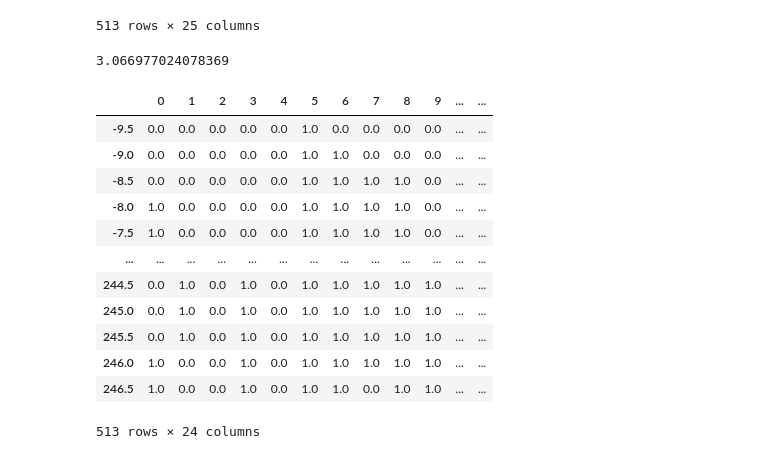
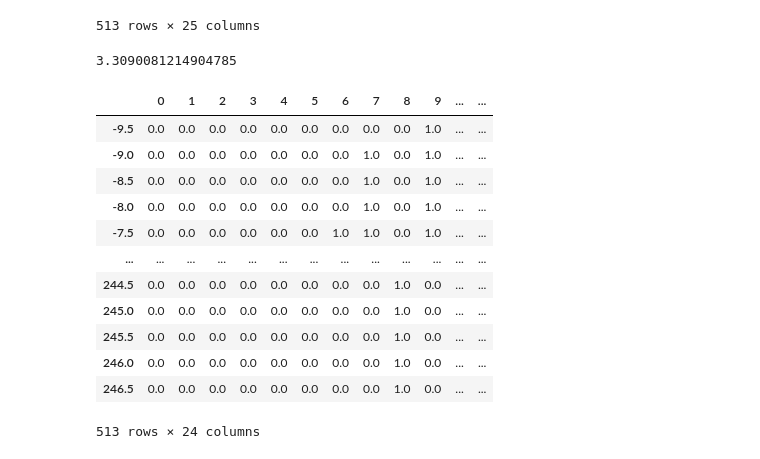
Before and after one commit to finn42/ActivityAnalysis_PythonConversion, a Jupyter notebook: LocalActivityTest_demo.ipynb, the cells around one changed output. Saved outputs shown, nothing was run; the diff lists cells and outputs as text; code cells hidden in the pictures.

```diff
--- a/LocalActivityTest_demo.ipynb
+++ b/LocalActivityTest_demo.ipynb
@@ -206,44 +206,44 @@ AC
 | 246.5 | 0.0 | 0.0 | 0.0 | 0.0 | 0.0 | 0.0 | 0.0 | 0.0 | 0.0 | 0.0 | ... | ... |
 513 rows × 25 columns
 # %%
-Data = SRP['emgz']['rms']['D']
+Data = SRP['emgc']['rms']['D']
 FrameSize = 1 # second
 HopSize = 0.5 # seconds
 Thresh = 4
 
 Time = Data.index
 cols = Data.columns
 newTime = np.arange(FrameSize/2+Time[0],Time[-1],HopSize)
 Acts = pd.DataFrame(columns = cols)
 # ""Acts['Time']=newTime
 # Acts=Acts.set_index('Time')""
 
 tic = time.time()
 for i in range(len(newTime)):
         t = newTime[i]
         frame = Data.loc[t-(FrameSize*0.5):t+(FrameSize*0.5),:].copy()
         UB = frame.max(0)
         UB[UB>=Thresh] = Thresh
         UB[UB<Thresh] = 0
         UB[UB==Thresh] = 1
         df2 = pd.DataFrame(columns = cols)
         df2.loc[t] = UB
         Acts =Acts.append(df2)
 print(time.time()-tic)
 
 Acts
 # %% [output]
-3.066977024078369
+3.3090081214904785
 |  | 0 | 1 | 2 | 3 | 4 | 5 | 6 | 7 | 8 | 9 | ... | ... |
-| -9.5 | 0.0 | 0.0 | 0.0 | 0.0 | 0.0 | 1.0 | 0.0 | 0.0 | 0.0 | 0.0 | ... | ... |
-| -9.0 | 0.0 | 0.0 | 0.0 | 0.0 | 0.0 | 1.0 | 1.0 | 0.0 | 0.0 | 0.0 | ... | ... |
-| -8.5 | 0.0 | 0.0 | 0.0 | 0.0 | 0.0 | 1.0 | 1.0 | 1.0 | 1.0 | 0.0 | ... | ... |
-| -8.0 | 1.0 | 0.0 | 0.0 | 0.0 | 0.0 | 1.0 | 1.0 | 1.0 | 1.0 | 0.0 | ... | ... |
-| -7.5 | 1.0 | 0.0 | 0.0 | 0.0 | 0.0 | 1.0 | 1.0 | 1.0 | 1.0 | 0.0 | ... | ... |
+| -9.5 | 0.0 | 0.0 | 0.0 | 0.0 | 0.0 | 0.0 | 0.0 | 0.0 | 0.0 | 1.0 | ... | ... |
+| -9.0 | 0.0 | 0.0 | 0.0 | 0.0 | 0.0 | 0.0 | 0.0 | 1.0 | 0.0 | 1.0 | ... | ... |
+| -8.5 | 0.0 | 0.0 | 0.0 | 0.0 | 0.0 | 0.0 | 0.0 | 1.0 | 0.0 | 1.0 | ... | ... |
+| -8.0 | 0.0 | 0.0 | 0.0 | 0.0 | 0.0 | 0.0 | 0.0 | 1.0 | 0.0 | 1.0 | ... | ... |
+| -7.5 | 0.0 | 0.0 | 0.0 | 0.0 | 0.0 | 0.0 | 1.0 | 1.0 | 0.0 | 1.0 | ... | ... |
 | ... | ... | ... | ... | ... | ... | ... | ... | ... | ... | ... | ... | ... |
-| 244.5 | 0.0 | 1.0 | 0.0 | 1.0 | 0.0 | 1.0 | 1.0 | 1.0 | 1.0 | 1.0 | ... | ... |
-| 245.0 | 0.0 | 1.0 | 0.0 | 1.0 | 0.0 | 1.0 | 1.0 | 1.0 | 1.0 | 1.0 | ... | ... |
-| 245.5 | 0.0 | 1.0 | 0.0 | 1.0 | 0.0 | 1.0 | 1.0 | 1.0 | 1.0 | 1.0 | ... | ... |
-| 246.0 | 1.0 | 0.0 | 0.0 | 1.0 | 0.0 | 1.0 | 1.0 | 1.0 | 1.0 | 1.0 | ... | ... |
-| 246.5 | 1.0 | 0.0 | 0.0 | 1.0 | 0.0 | 1.0 | 1.0 | 0.0 | 1.0 | 1.0 | ... | ... |
+| 244.5 | 0.0 | 0.0 | 0.0 | 0.0 | 0.0 | 0.0 | 0.0 | 0.0 | 1.0 | 0.0 | ... | ... |
+| 245.0 | 0.0 | 0.0 | 0.0 | 0.0 | 0.0 | 0.0 | 0.0 | 0.0 | 1.0 | 0.0 | ... | ... |
+| 245.5 | 0.0 | 0.0 | 0.0 | 0.0 | 0.0 | 0.0 | 0.0 | 0.0 | 1.0 | 0.0 | ... | ... |
+| 246.0 | 0.0 | 0.0 | 0.0 | 0.0 | 0.0 | 0.0 | 0.0 | 0.0 | 1.0 | 0.0 | ... | ... |
+| 246.5 | 0.0 | 0.0 | 0.0 | 0.0 | 0.0 | 0.0 | 0.0 | 0.0 | 1.0 | 0.0 | ... | ... |
 513 rows × 24 columns
```
Also changed, not shown: parts of 12 cells of this notebook, 1 other file.
